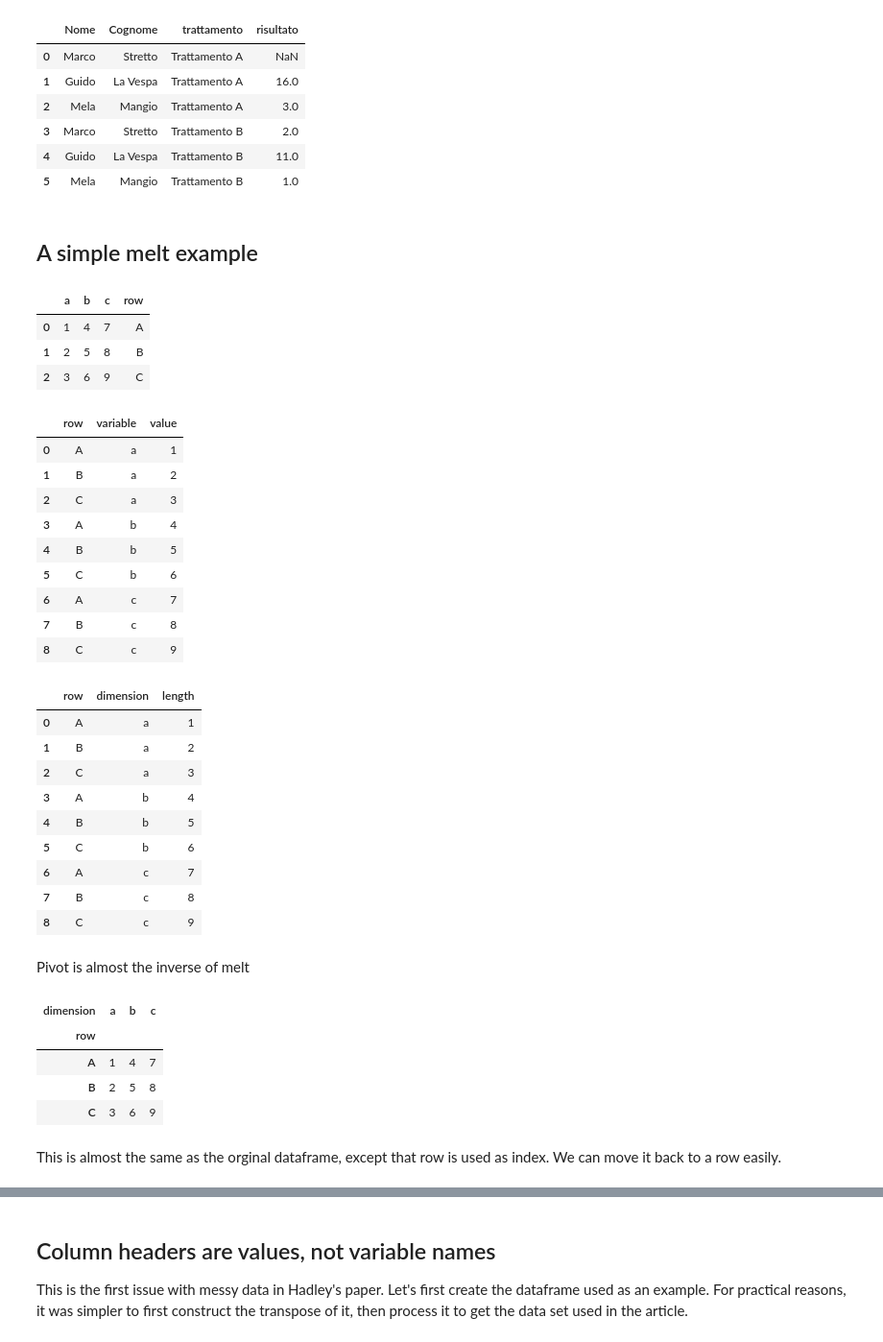
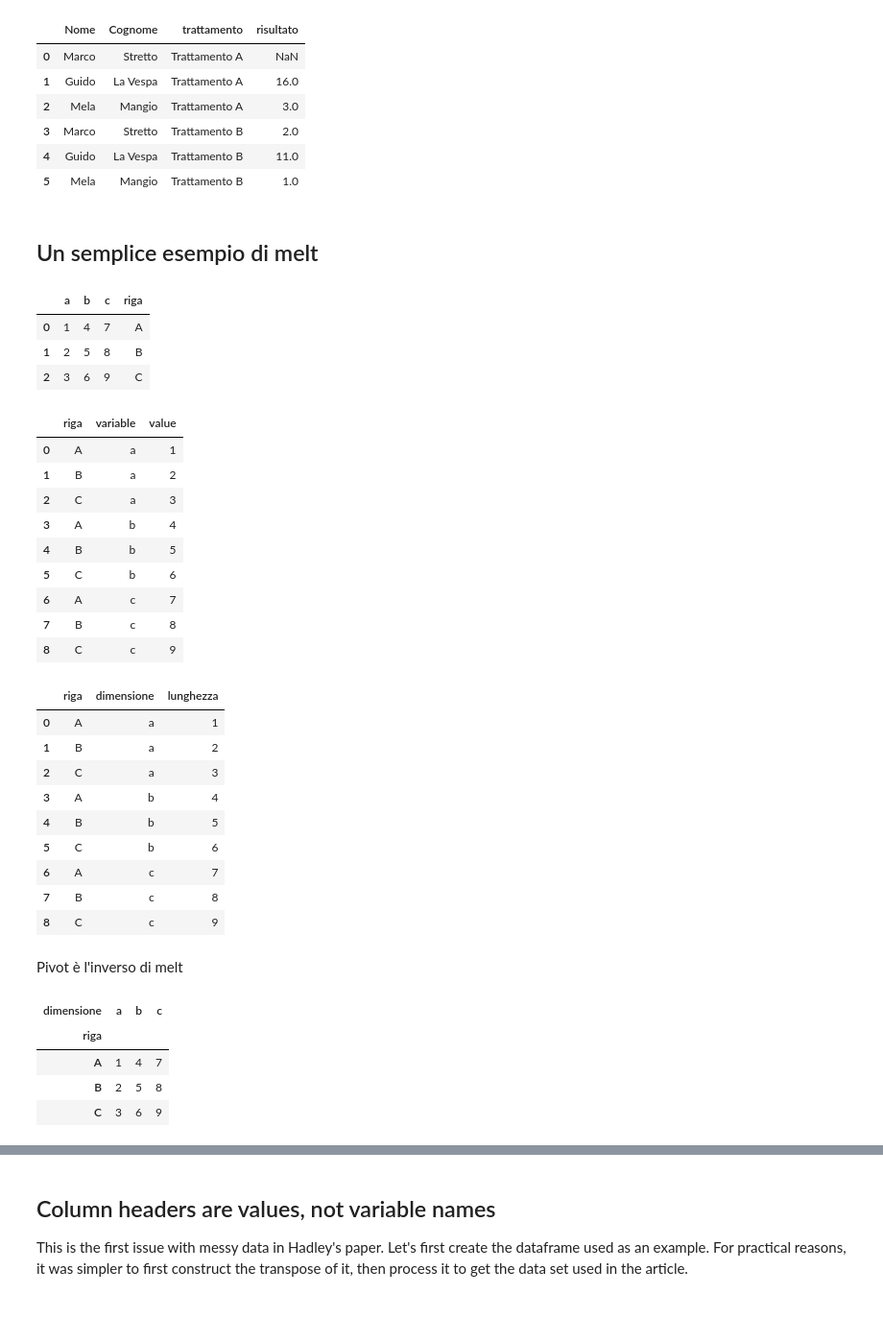
Before and after one commit to aborruso/Tidy-Data, a Jupyter notebook: Tidy-Data.ipynb, the cells around one changed output, grey strips where cells are left out. Shown: that part at 96% size. Drawn from its saved outputs; the diff is of its cells as text; code cells hidden in the pictures; blank space fills up the shorter version.

```diff
--- a/Tidy-Data.ipynb
+++ b/Tidy-Data.ipynb
@@ -71,23 +71,23 @@ tidy
 | 3 | Marco | Stretto | Trattamento B | 2.0 |
 | 4 | Guido | La Vespa | Trattamento B | 11.0 |
 | 5 | Mela | Mangio | Trattamento B | 1.0 |
-# %% [markdown]
-## A simple melt example
+# %% [markdown]
+## Un semplice esempio di melt
 # %%
-messy = pd.DataFrame({'row' : ['A', 'B', 'C'],
+messy = pd.DataFrame({'riga' : ['A', 'B', 'C'],
                       'a' : [1, 2, 3],
                       'b' : [4, 5, 6],
                       'c' : [7, 8, 9]})
 messy
 # %% [output]
-|  | a | b | c | row |
+|  | a | b | c | riga |
 | 0 | 1 | 4 | 7 | A |
 | 1 | 2 | 5 | 8 | B |
 | 2 | 3 | 6 | 9 | C |
 # %%
-pd.melt(messy, id_vars='row')
+pd.melt(messy, id_vars='riga')
 # %% [output]
-|  | row | variable | value |
+|  | riga | variable | value |
 | 0 | A | a | 1 |
 | 1 | B | a | 2 |
 | 2 | C | a | 3 |
@@ -98,10 +98,10 @@ pd.melt(messy, id_vars='row')
 | 7 | B | c | 8 |
 | 8 | C | c | 9 |
 # %%
-tidy = pd.melt(messy, id_vars='row', var_name='dimension', value_name='length')
+tidy = pd.melt(messy, id_vars='riga', var_name='dimensione', value_name='lunghezza')
 tidy
 # %% [output]
-|  | row | dimension | length |
+|  | riga | dimensione | lunghezza |
 | 0 | A | a | 1 |
 | 1 | B | a | 2 |
 | 2 | C | a | 3 |
@@ -111,16 +111,14 @@ tidy
 | 6 | A | c | 7 |
 | 7 | B | c | 8 |
 | 8 | C | c | 9 |
-# %% [markdown]
-Pivot is almost the inverse of melt
+# %% [markdown]
+Pivot è l'inverso di melt
 # %%
-messy1 = tidy.pivot(index='row',columns='dimension',values='length')
+messy1 = tidy.pivot(index='riga',columns='dimensione',values='lunghezza')
 messy1
 # %% [output]
-| dimension | a | b | c |
-| row |  |  |  |
+| dimensione | a | b | c |
+| riga |  |  |  |
 | A | 1 | 4 | 7 |
 | B | 2 | 5 | 8 |
 | C | 3 | 6 | 9 |
-# %% [markdown]
-This is almost the same as the orginal dataframe, except that row is used as index.  We can move it back to a row easily.
```
Also changed, not shown: parts of 7 cells of this notebook.
